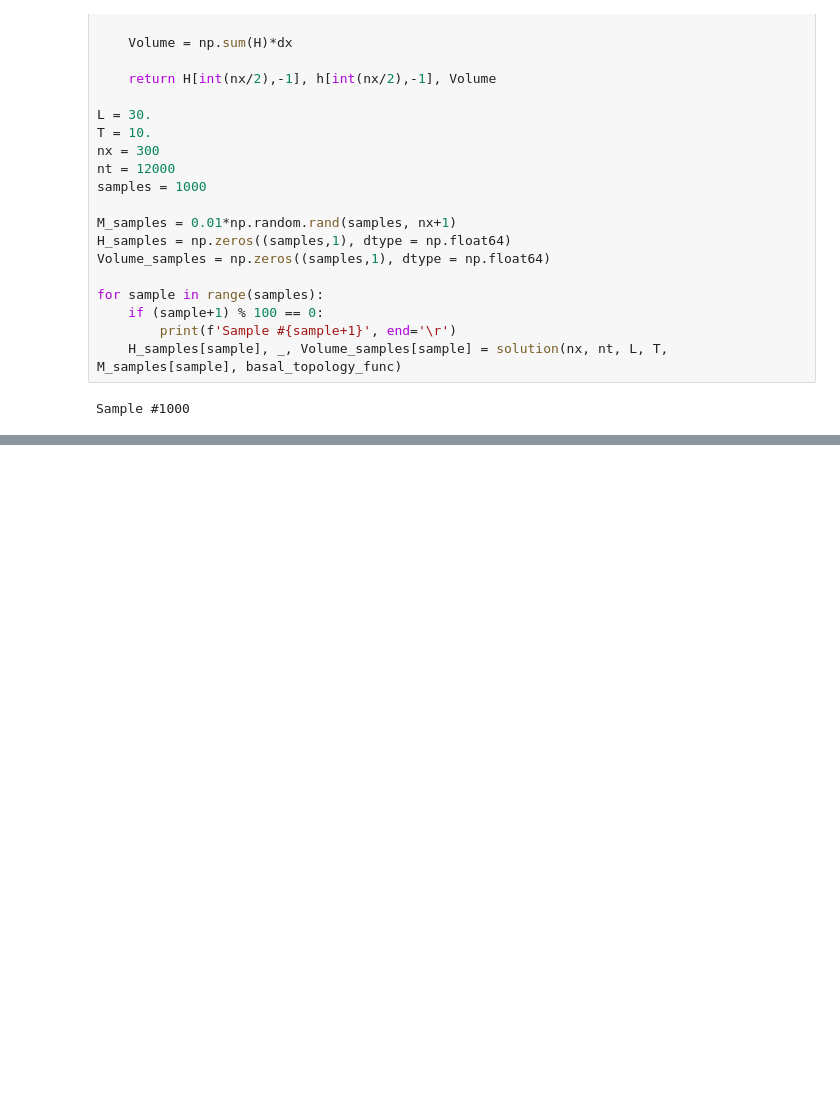
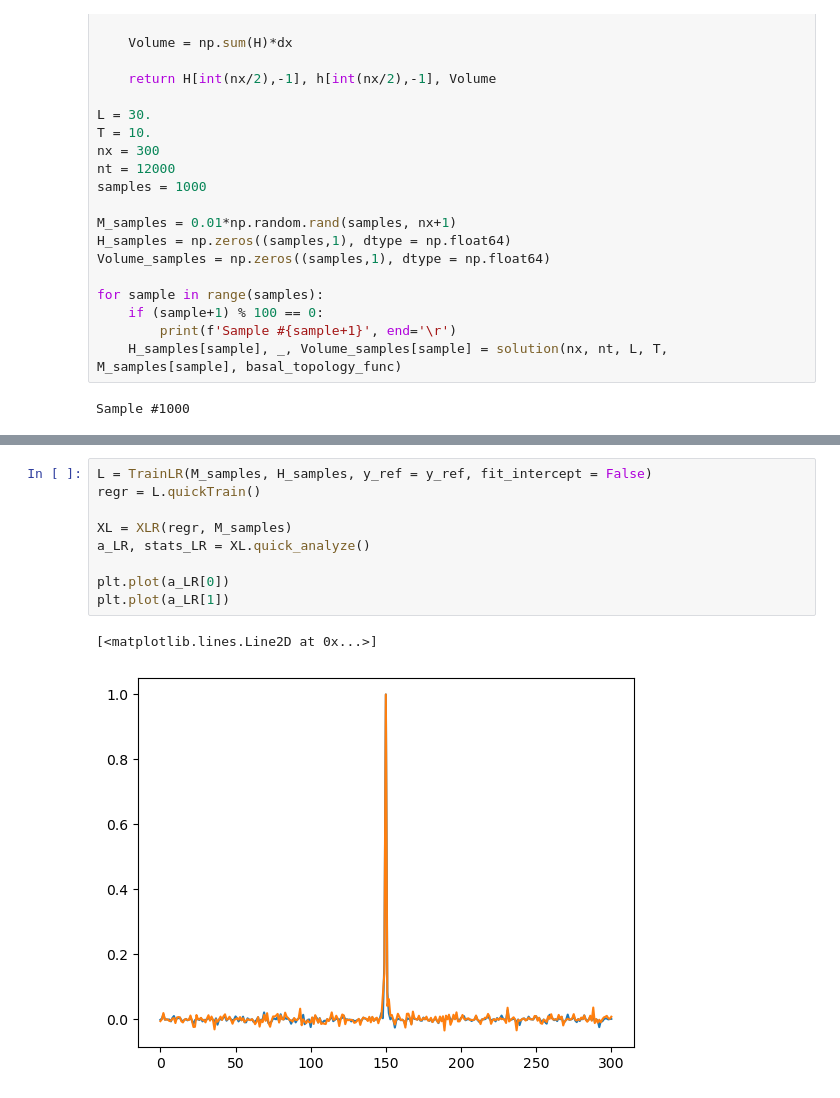
Before and after one commit to Shreyas911/XAIRT, a Jupyter notebook: examples/1D Mountain glacier.ipynb, the cells around one changed output, grey strips where cells are left out. Drawn from its saved outputs; the diff is of its cells as text; blank space fills up the shorter version.

```diff
--- a/examples/1D Mountain glacier.ipynb
+++ b/examples/1D Mountain glacier.ipynb
@@ -161 +167,13 @@ plt.plot(a[1])
+# %%
+L = TrainLR(M_samples, H_samples, y_ref = y_ref, fit_intercept = False)
+regr = L.quickTrain()
+
+XL = XLR(regr, M_samples)
+a_LR, stats_LR = XL.quick_analyze()
+
+plt.plot(a_LR[0])
+plt.plot(a_LR[1])
+# %% [output]
+[<matplotlib.lines.Line2D at 0x...>]
+[figure, added]
 # %%
```
Also changed, not shown: parts of 12 cells of this notebook, 3 other files.
